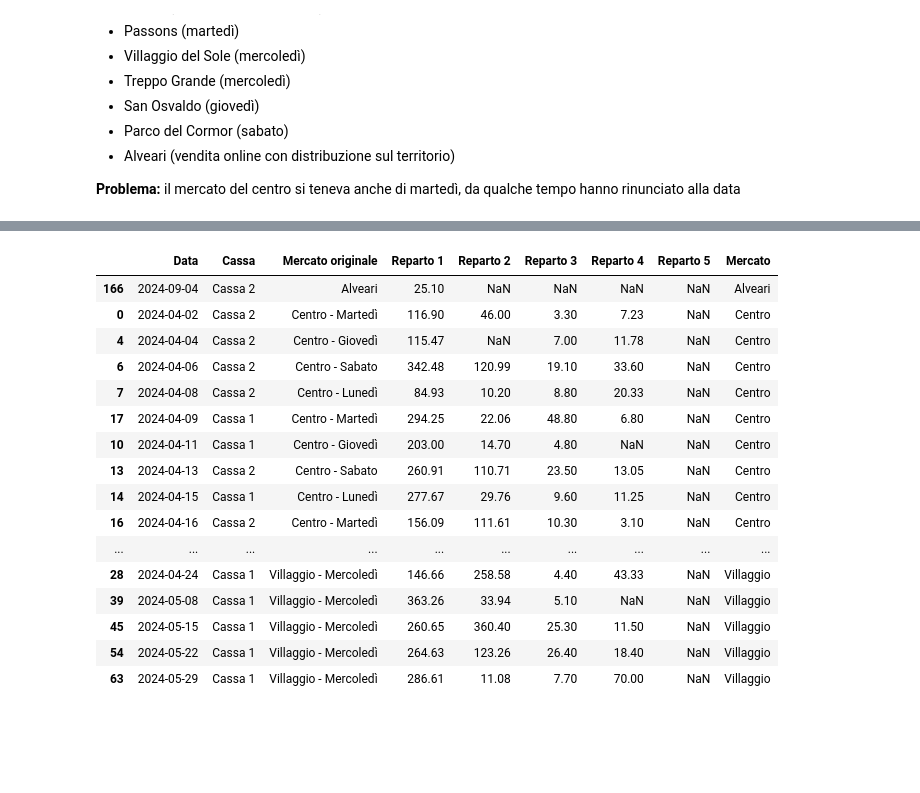
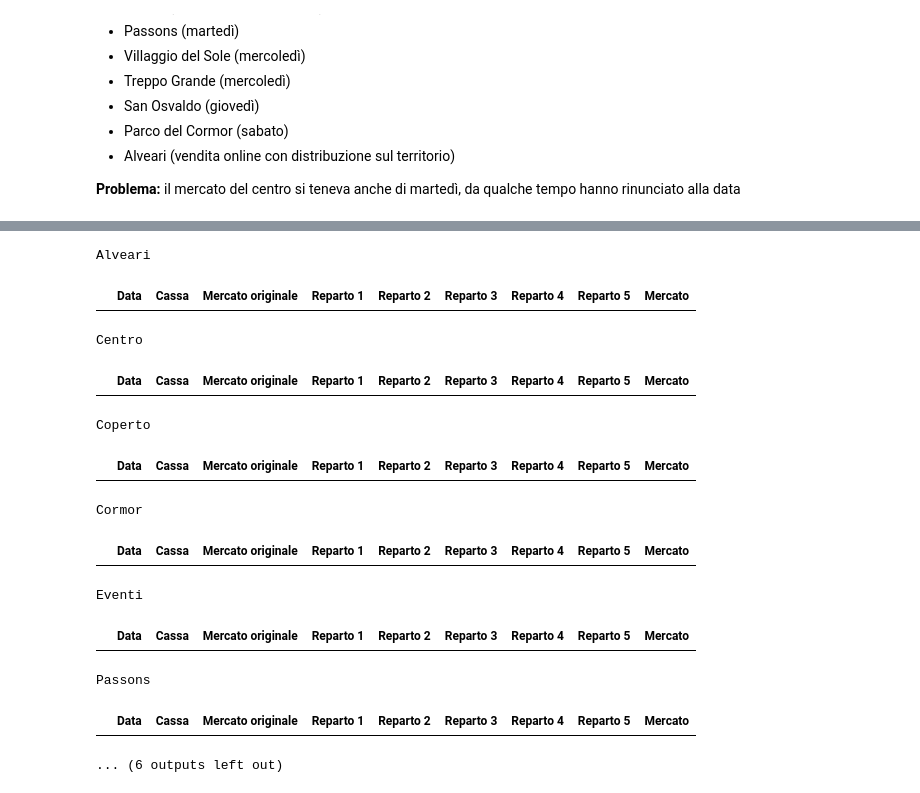
Before and after one commit to panda-with-issues/Fond-Scienze-dei-Dati-progetto, a Jupyter notebook: analisi_corrispettivi_la_di_cjastelan.ipynb, the cells around one changed output, grey strips where cells are left out. Saved outputs shown, nothing was run; the diff lists cells and outputs as text; code cells hidden in the pictures; blank space fills up the shorter version.

```diff
--- a/analisi_corrispettivi_la_di_cjastelan.ipynb
+++ b/analisi_corrispettivi_la_di_cjastelan.ipynb
@@ -680,0 +743,6 @@ web_df.loc[[133, 134 ,278, 331, 438, 459], :]
+# %%
+# controlliamo che per ogni mercato, in una data ci sia solo una cassa
+for mercato, df in web_df.groupby('A quale mercato corrisponde questo corrispettivo?'):
+    df = df[ df['Data'].duplicated(keep=False)]
+    if len(df):
+        display(df)
@@ -680,0 +769,30 @@ web_df.loc[[133, 134 ,278, 331, 438, 459], :]
+# %%
+# 81 -> in realtà si tratta del mercato di San Osvaldo
+web_df.loc[81, 'A quale mercato corrisponde questo corrispettivo?'] = 'S. Osvaldo - Giovedì'
+
+# 220 -> come l'81
+web_df.loc[220, 'A quale mercato corrisponde questo corrispettivo?'] = 'S. Osvaldo - Giovedì'
+
+# 70 -> si tratta in realtà del mercato di Passons
+web_df.loc[70, 'A quale mercato corrisponde questo corrispettivo?'] = 'Passons - Martedì'
+
+# 112 -> come il 70
+web_df.loc[112, 'A quale mercato corrisponde questo corrispettivo?'] = 'Passons - Martedì'
+
+# 262 un reinserimento errato del 229, eliminiamolo
+web_df.drop(index=262, inplace=True)
+
+# il 341 è il reinserimento corretto dello scontrino 326, errato; eliminiamo il 326
+web_df.drop(index=326, inplace=True)
+
+# il 139 è un reinserimento corretto del 138, quindi eliminiamo quest'ultimo
+web_df.drop(index=139, inplace=True)
+
+print('entry corrette:')
+display(web_df.loc[[81, 220, 70, 112]])
+
+print('Ci sono ancori mercati impossibili?')
+for mercato, df in web_df.groupby('A quale mercato corrisponde questo corrispettivo?'):
+    df = df[ df['Data'].duplicated(keep=False)]
+    if len(df):
+        display(df)
@@ -1537,24 +1674,24 @@ mercati_df
 # %%
-with pd.option_context('display.max_rows', None):
-    display(mercati_df.sort_values(by=['Mercato', 'Data']))
+'''with pd.option_context('display.max_rows', None):
+    display(mercati_df.sort_values(by=['Mercato', 'Data']))'''
+
+for gruppo, mercato in mercati_df.groupby('Mercato'):
+    print(gruppo)
+    display(mercato[ mercato['Data'].duplicated(keep=False)])
 # %% [output]
+Alveari
 |  | Data | Cassa | Mercato originale | Reparto 1 | Reparto 2 | Reparto 3 | Reparto 4 | Reparto 5 | Mercato |
-| 166 | 2024-09-04 | Cassa 2 | Alveari | 25.10 | NaN | NaN | NaN | NaN | Alveari |
-| 0 | 2024-04-02 | Cassa 2 | Centro - Martedì | 116.90 | 46.00 | 3.30 | 7.23 | NaN | Centro |
-| 4 | 2024-04-04 | Cassa 2 | Centro - Giovedì | 115.47 | NaN | 7.00 | 11.78 | NaN | Centro |
-| 6 | 2024-04-06 | Cassa 2 | Centro - Sabato | 342.48 | 120.99 | 19.10 | 33.60 | NaN | Centro |
-| 7 | 2024-04-08 | Cassa 2 | Centro - Lunedì | 84.93 | 10.20 | 8.80 | 20.33 | NaN | Centro |
-| 17 | 2024-04-09 | Cassa 1 | Centro - Martedì | 294.25 | 22.06 | 48.80 | 6.80 | NaN | Centro |
-| 10 | 2024-04-11 | Cassa 1 | Centro - Giovedì | 203.00 | 14.70 | 4.80 | NaN | NaN | Centro |
-| 13 | 2024-04-13 | Cassa 2 | Centro - Sabato | 260.91 | 110.71 | 23.50 | 13.05 | NaN | Centro |
-| 14 | 2024-04-15 | Cassa 1 | Centro - Lunedì | 277.67 | 29.76 | 9.60 | 11.25 | NaN | Centro |
-| 16 | 2024-04-16 | Cassa 2 | Centro - Martedì | 156.09 | 111.61 | 10.30 | 3.10 | NaN | Centro |
-| ... | ... | ... | ... | ... | ... | ... | ... | ... | ... |
-| 28 | 2024-04-24 | Cassa 1 | Villaggio - Mercoledì | 146.66 | 258.58 | 4.40 | 43.33 | NaN | Villaggio |
-| 39 | 2024-05-08 | Cassa 1 | Villaggio - Mercoledì | 363.26 | 33.94 | 5.10 | NaN | NaN | Villaggio |
-| 45 | 2024-05-15 | Cassa 1 | Villaggio - Mercoledì | 260.65 | 360.40 | 25.30 | 11.50 | NaN | Villaggio |
-| 54 | 2024-05-22 | Cassa 1 | Villaggio - Mercoledì | 264.63 | 123.26 | 26.40 | 18.40 | NaN | Villaggio |
-| 63 | 2024-05-29 | Cassa 1 | Villaggio - Mercoledì | 286.61 | 11.08 | 7.70 | 70.00 | NaN | Villaggio |
+Centro
+|  | Data | Cassa | Mercato originale | Reparto 1 | Reparto 2 | Reparto 3 | Reparto 4 | Reparto 5 | Mercato |
+Coperto
+|  | Data | Cassa | Mercato originale | Reparto 1 | Reparto 2 | Reparto 3 | Reparto 4 | Reparto 5 | Mercato |
+Cormor
+|  | Data | Cassa | Mercato originale | Reparto 1 | Reparto 2 | Reparto 3 | Reparto 4 | Reparto 5 | Mercato |
+Eventi
+|  | Data | Cassa | Mercato originale | Reparto 1 | Reparto 2 | Reparto 3 | Reparto 4 | Reparto 5 | Mercato |
+Passons
+|  | Data | Cassa | Mercato originale | Reparto 1 | Reparto 2 | Reparto 3 | Reparto 4 | Reparto 5 | Mercato |
+... (6 outputs left out)
 # %%
 # Adesso possiamo cominciare ad aggregare
 
```
Also changed, not shown: parts of 25 cells of this notebook.
